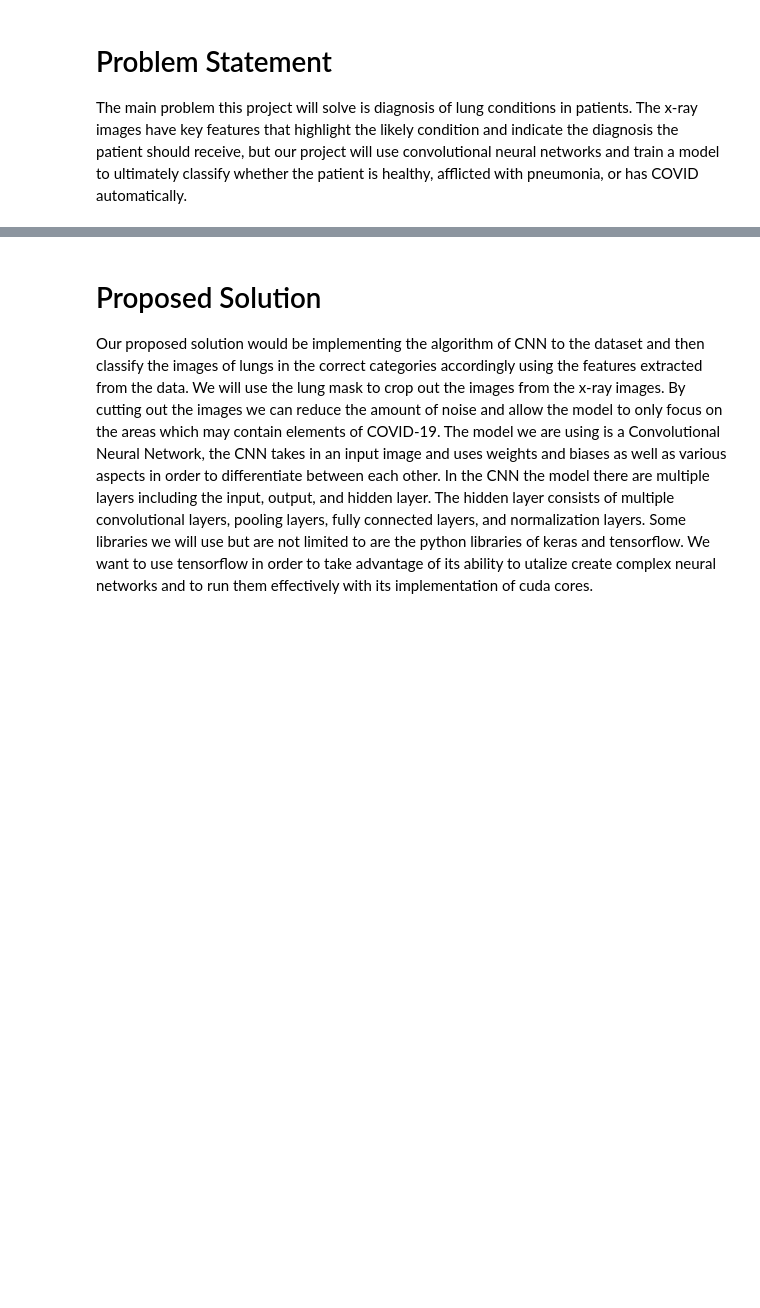
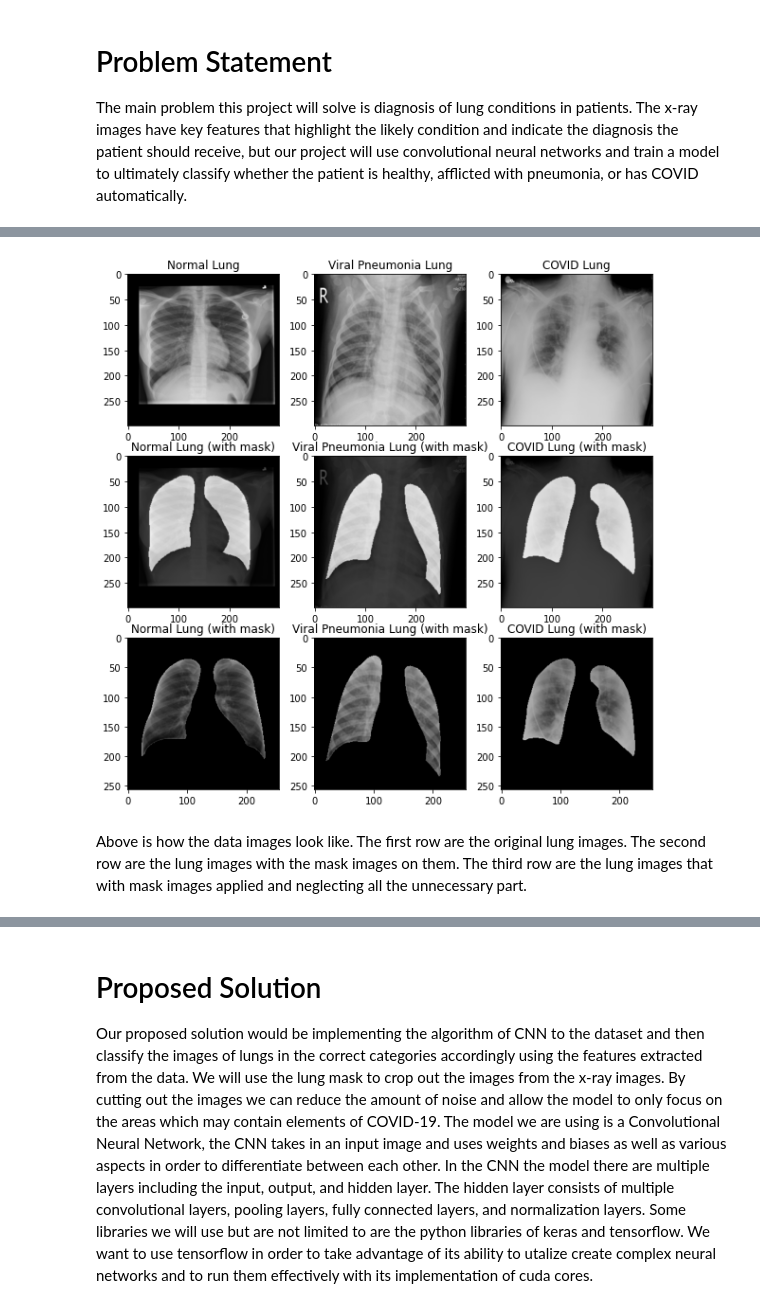
Before and after one commit to MikecraftA/Group037-Sp22, a Jupyter notebook: Checkpoint_group037.ipynb, the cells around one changed output, grey strips where cells are left out. Cells and saved outputs as stored; diff of their text form; code cells hidden in the pictures; blank space fills up the shorter version.

```diff
--- a/Checkpoint_group037.ipynb
+++ b/Checkpoint_group037.ipynb
@@ -36,0 +79,36 @@ It is important moving forward with this dataset that we are able to isolate the
+# %%
+# create a 3 x 3 grid to display example images of each type
+fig, axs = plt.subplots(3, 3, figsize=(10,10))
+
+#No masks
+axs[0][0].imshow(cv2.imread(f"{path}/Normal/images/Normal-1.png"))
+axs[0][0].set_title('Normal Lung')
+axs[0][1].set_title('Viral Pneumonia Lung')
+axs[0][1].imshow(cv2.imread(f"{path}/Viral Pneumonia/images/Viral Pneumonia-1.png"))
+axs[0][2].set_title('COVID Lung')
+axs[0][2].imshow(cv2.imread(f"{path}/COVID/images/COVID-1.png"))
+
+#Mask Overlay
+axs[1][0].set_title('Normal Lung (with mask)')
+axs[1][0].imshow(cv2.imread(f"{path}/Normal/images/Normal-1.png"))
+axs[1][0].imshow(cv2.resize(cv2.imread(f"{path}/Normal/masks/Normal-1.png"), (299,299)), alpha=0.7)
+axs[1][1].set_title('Viral Pneumonia Lung (with mask)')
+axs[1][1].imshow(cv2.imread(f"{path}/Viral Pneumonia/images/Viral Pneumonia-1.png"))
+axs[1][1].imshow(cv2.resize(cv2.imread(f"{path}/Viral Pneumonia/masks/Viral Pneumonia-1.png"), (299,299)), alpha=0.7)
+axs[1][2].set_title('COVID Lung (with mask)')
+axs[1][2].imshow(cv2.imread(f"{path}/COVID/images/COVID-1.png"))
+axs[1][2].imshow(cv2.resize(cv2.imread(f"{path}/COVID/masks/COVID-1.png"), (299,299)), alpha=0.7)
+
+#With Mask
+axs[2][0].set_title('Normal Lung (with mask)')
+axs[2][0].imshow(cv2.bitwise_and(cv2.resize(cv2.imread(f"{path}/Normal/images/Normal-10.png"), (256,256)), cv2.imread(f"{path}/Normal/masks/Normal-10.png")))
+axs[2][1].set_title('Viral Pneumonia Lung (with mask)')
+axs[2][1].imshow(cv2.bitwise_and(cv2.resize(cv2.imread(f"{path}/Viral Pneumonia/images/Viral Pneumonia-1.png"), (256,256)), cv2.imread(f"{path}/Viral Pneumonia/masks/Viral Pneumonia-1.png")))
+axs[2][2].set_title('COVID Lung (with mask)')
+axs[2][2].imshow(cv2.bitwise_and(cv2.resize(cv2.imread(f"{path}/COVID/images/COVID-1.png"), (256,256)), cv2.imread(f"{path}/COVID/masks/COVID-1.png")))
+
+plt.show()
+# %% [output]
+[figure, added]
+# %% [markdown]
+Above is how the data images look like. The first row are the original lung images. The second row are the lung images with the mask images on them. The third row are the lung images that with mask images applied and neglecting all the unnecessary part.
```
Also changed, not shown: parts of 7 cells of this notebook.
